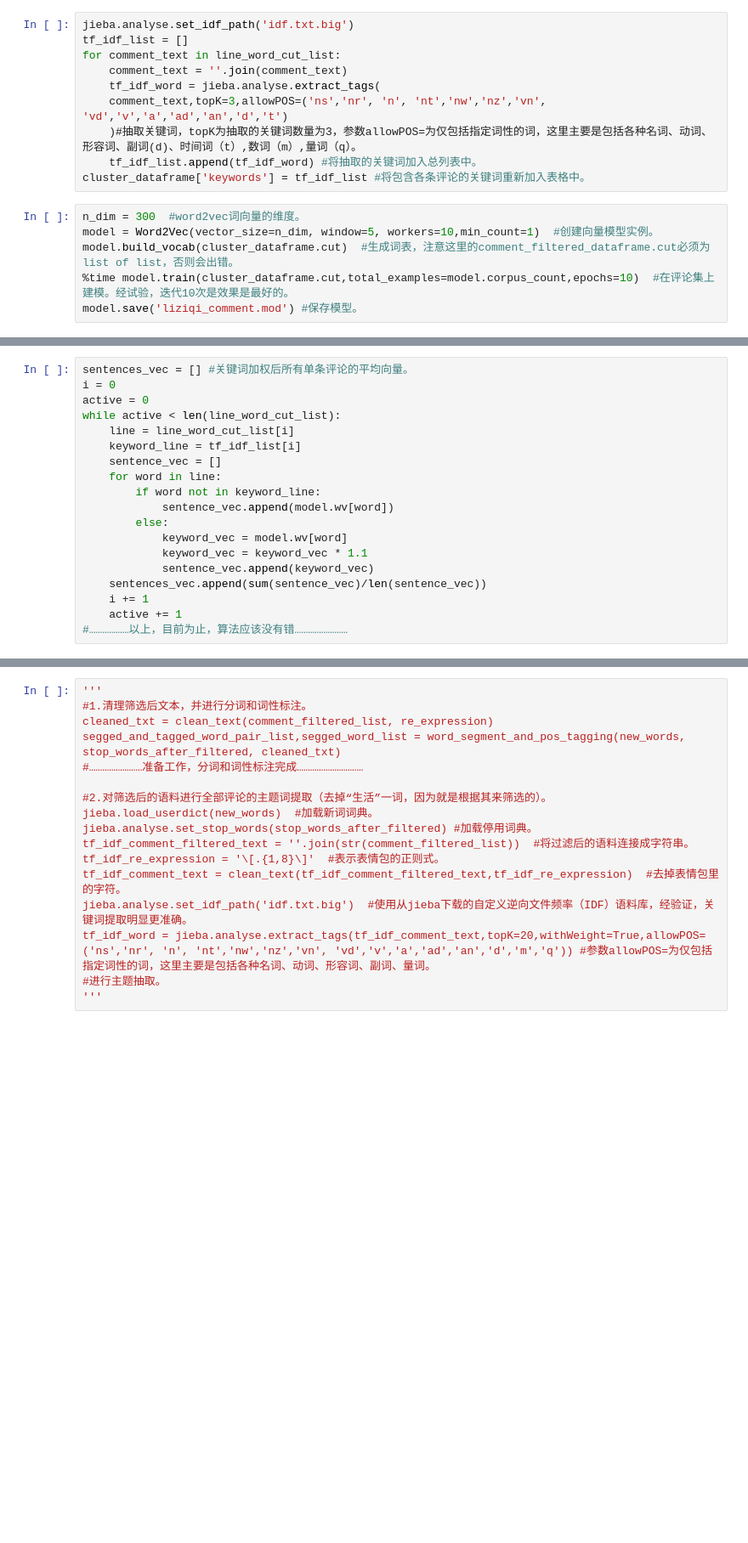
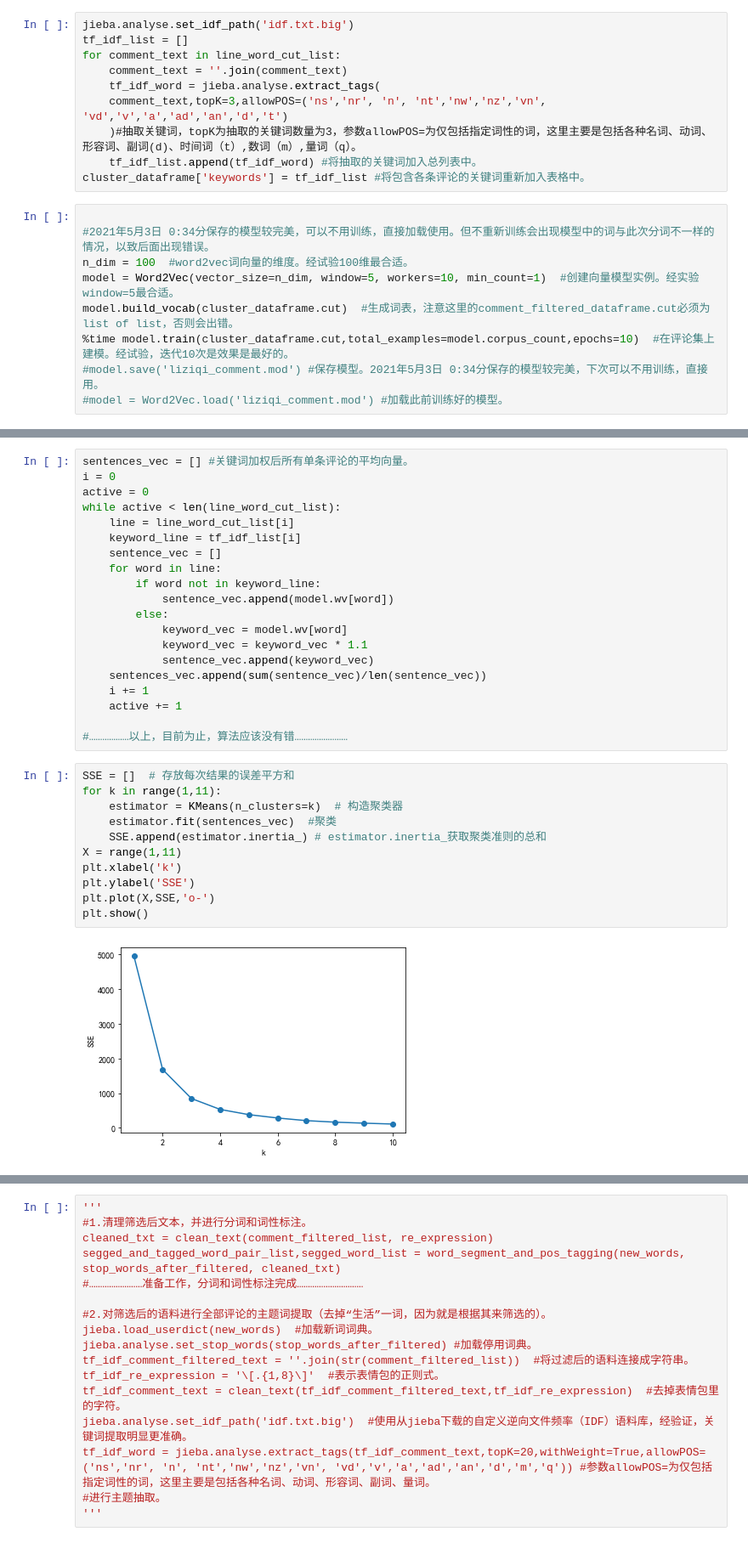
Before and after one commit to alexhill2020/learn-training, a Jupyter notebook: Demo0410/work_py_file/textmining.ipynb, the cells around one changed output, grey strips where cells are left out. Shown: that part at 85% size. Cells and saved outputs as stored; diff of their text form; blank space fills up the shorter version.

```diff
--- a/Demo0410/work_py_file/textmining.ipynb
+++ b/Demo0410/work_py_file/textmining.ipynb
@@ -119,9 +120,12 @@ for comment_text in line_word_cut_list:
     tf_idf_list.append(tf_idf_word) #将抽取的关键词加入总列表中。
 cluster_dataframe['keywords'] = tf_idf_list #将包含各条评论的关键词重新加入表格中。
 # %%
-n_dim = 300  #word2vec词向量的维度。
-model = Word2Vec(vector_size=n_dim, window=5, workers=10,min_count=1)  #创建向量模型实例。
+
+#2021年5月3日 0:34分保存的模型较完美，可以不用训练，直接加载使用。但不重新训练会出现模型中的词与此次分词不一样的情况，以致后面出现错误。
+n_dim = 100  #word2vec词向量的维度。经试验100维最合适。
+model = Word2Vec(vector_size=n_dim, window=5, workers=10, min_count=1)  #创建向量模型实例。经实验window=5最合适。
 model.build_vocab(cluster_dataframe.cut)  #生成词表，注意这里的comment_filtered_dataframe.cut必须为list of list，否则会出错。
 %time model.train(cluster_dataframe.cut,total_examples=model.corpus_count,epochs=10)  #在评论集上建模。经试验，迭代10次是效果是最好的。
-model.save('liziqi_comment.mod') #保存模型。
+#model.save('liziqi_comment.mod') #保存模型。2021年5月3日 0:34分保存的模型较完美，下次可以不用训练，直接用。
+#model = Word2Vec.load('liziqi_comment.mod') #加载此前训练好的模型。
 # %% [output]
@@ -144,5 +162,19 @@ while active < len(line_word_cut_list):
     sentences_vec.append(sum(sentence_vec)/len(sentence_vec))
     i += 1
     active += 1
+
 #………………以上，目前为止，算法应该没有错……………………
+# %%
+SSE = []  # 存放每次结果的误差平方和
+for k in range(1,11):
+    estimator = KMeans(n_clusters=k)  # 构造聚类器
+    estimator.fit(sentences_vec)  #聚类
+    SSE.append(estimator.inertia_) # estimator.inertia_获取聚类准则的总和
+X = range(1,11)
+plt.xlabel('k')
+plt.ylabel('SSE')
+plt.plot(X,SSE,'o-')
+plt.show()
+# %% [output]
+[figure, added]
 # %%
```
Also changed, not shown: parts of 7 cells of this notebook.
